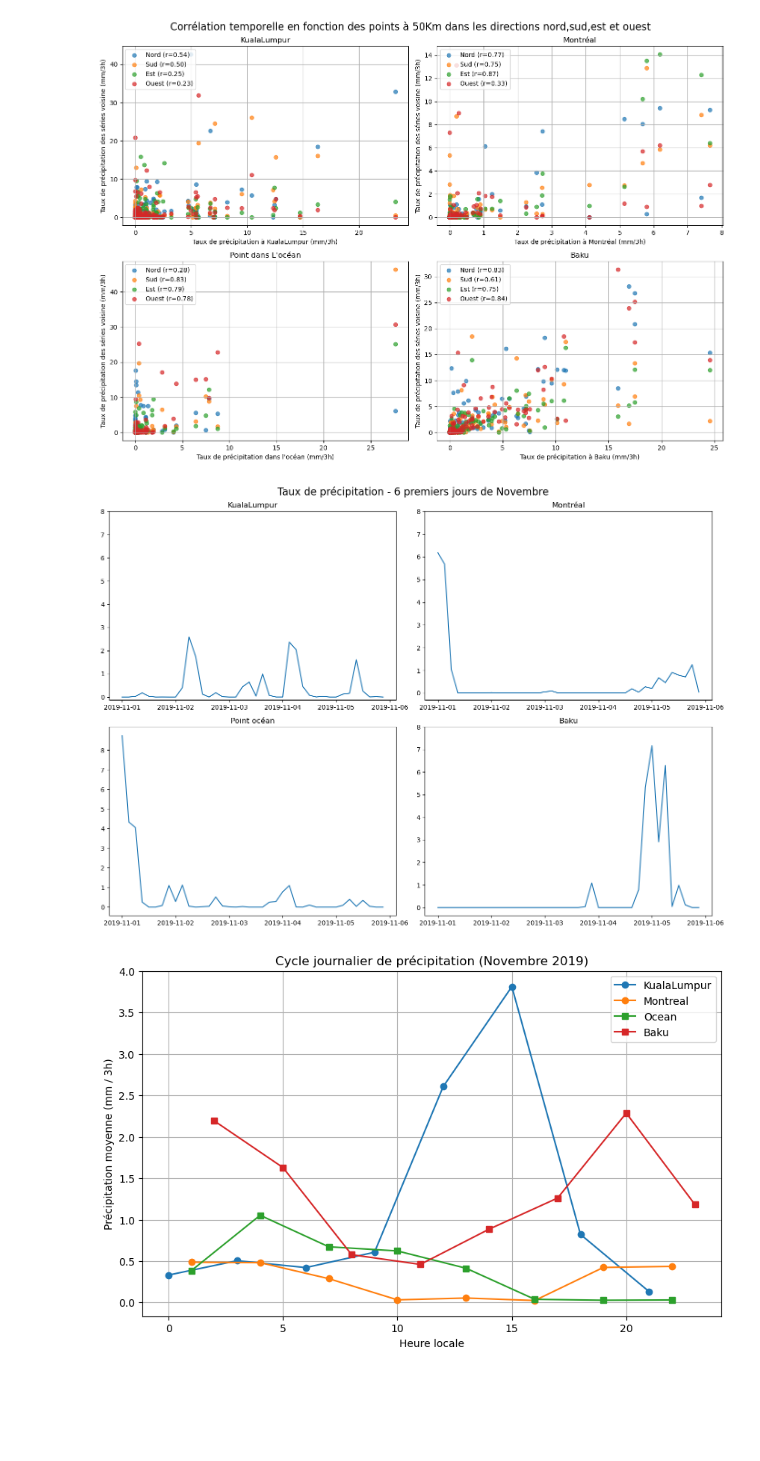
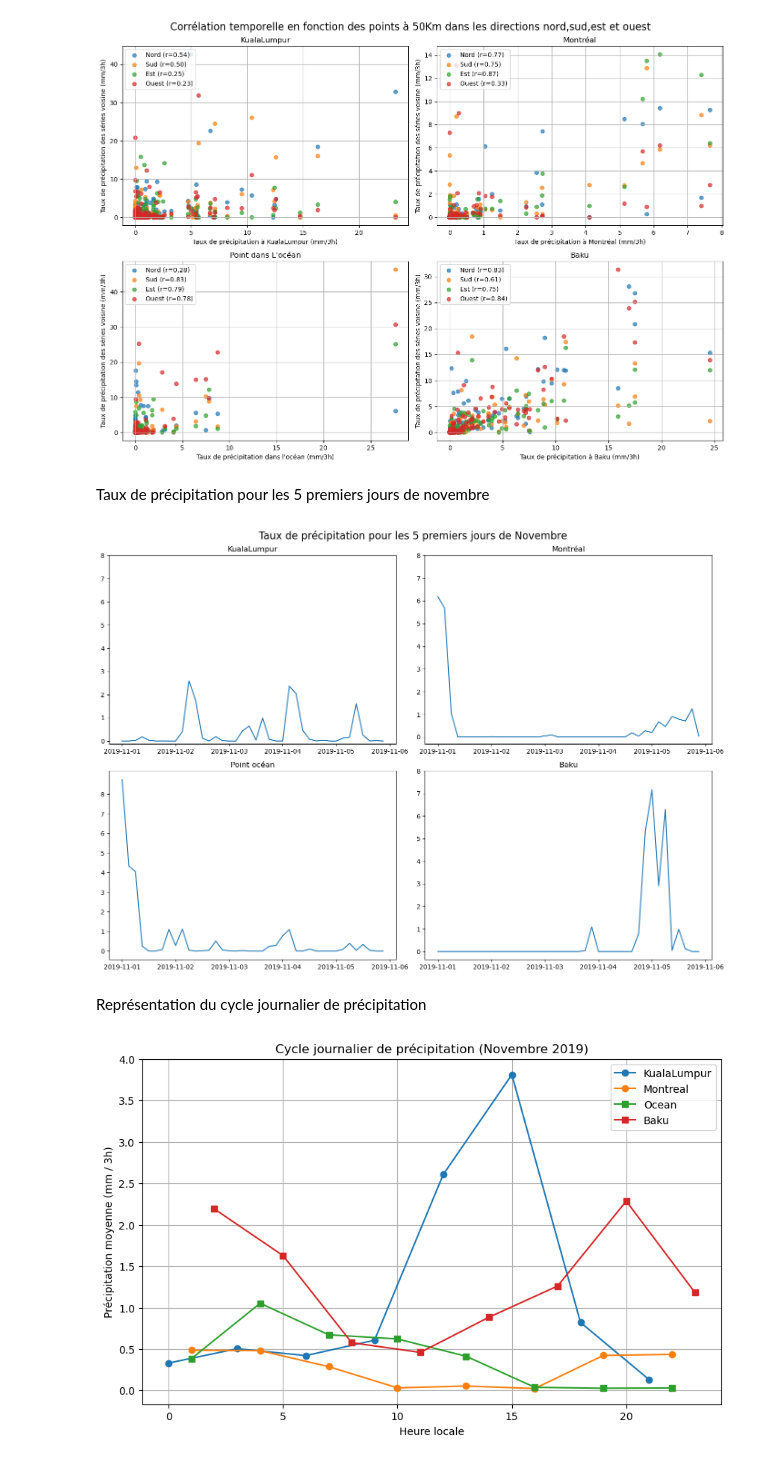
Before and after one commit to Krable71/Projet1.ipynb, a Jupyter notebook: Projet1.ipynb, the cells around one changed output. Saved outputs shown, nothing was run; the diff lists cells and outputs as text; code cells hidden in the pictures; blank space fills up the shorter version.

```diff
--- a/Projet1.ipynb
+++ b/Projet1.ipynb
@@ -261,33 +265,37 @@ plt.savefig("C:/Users/samue/Desktop/université/3e année/5e session (automne 20
 plt.show()
 # %% [output]
 [figure]
+# %% [markdown]
+Taux de précipitation pour les 5 premiers jours de novembre
 # %%
 fig,axs = plt.subplots(2,2, figsize=(14,10))
 
 axs[0,0].plot(time[0:40],donnee_KL.values[0:40])
 axs[0,0].set_title("KualaLumpur")
 axs[0,0].set_yticks((range(0, 9)))
 
 axs[0,1].plot(time[0:40],donnee_MTL.values[0:40])
 axs[0,1].set_title("Montréal")
 axs[0,1].set_yticks((range(0, 9)))
 
 axs[1,0].plot(time[0:40],donnee_Ocean.values[0:40])
 axs[1,0].set_title("Point océan")
 axs[1,0].set_yticks((range(0, 9)))
 
 axs[1,1].plot(time[0:40],donnee_Baku.values[0:40])
 axs[1,1].set_title("Baku")
 axs[1,1].set_yticks((range(0, 9)))
 
-fig.suptitle("Taux de précipitation - 6 premiers jours de Novembre", fontsize=16)
+fig.suptitle("Taux de précipitation pour les 5 premiers jours de Novembre", fontsize=16)
 
 plt.tight_layout()
 plt.savefig("C:/Users/samue/Desktop/université/3e année/5e session (automne 2025)/Laboratoire 3/Expérience 1/Figure2.png", dpi=300, bbox_inches="tight")
 plt.show()
 
 donnee_journ_KL = donnee_KL.values.reshape(-1,8)
 moyenne = donnee_journ_KL.mean(axis=1)
 # %% [output]
-[figure, old version]
+[figure, new version]
+# %% [markdown]
+Représentation du cycle journalier de précipitation
 # %%
```
Also changed, not shown: parts of 17 cells of this notebook.
